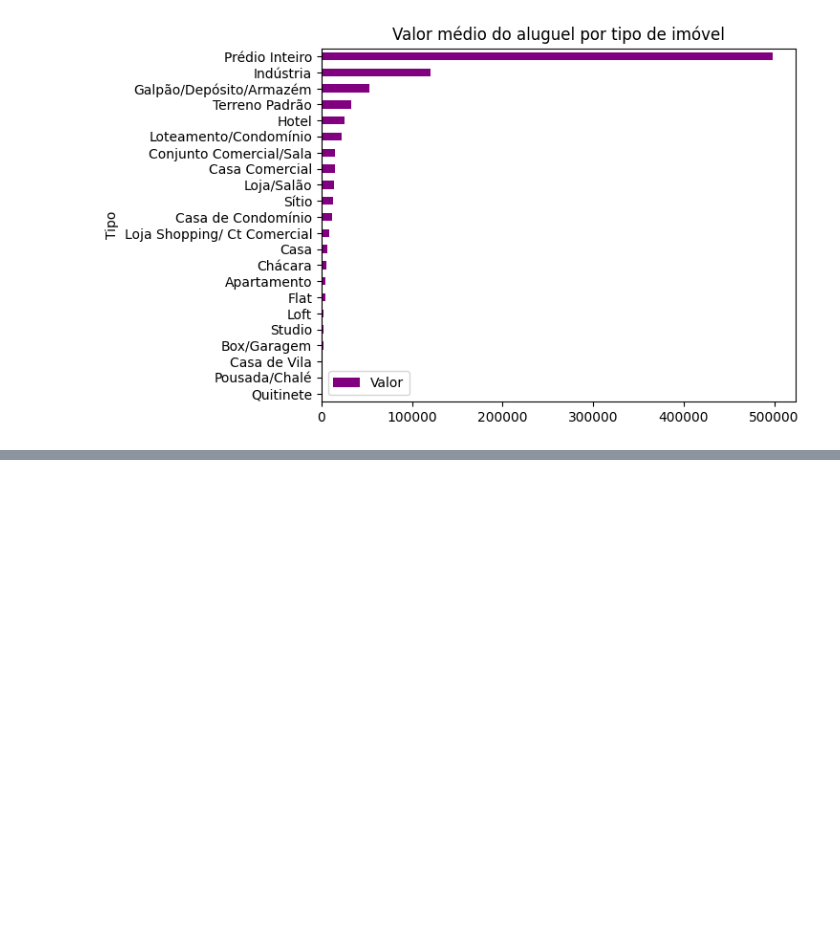
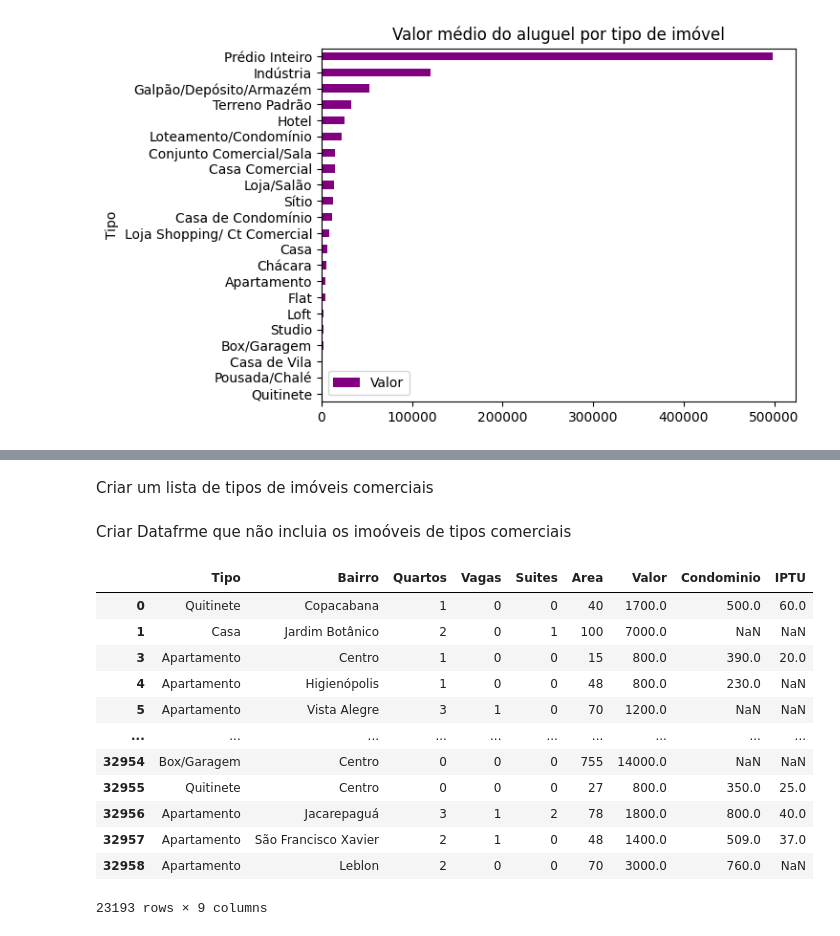
Before and after one commit to carlosclaudinolima/aulaspython, a Jupyter notebook: Projeto_imobiliaria_Pandas.ipynb, the cells around one changed output, grey strips where cells are left out. Drawn from its saved outputs; the diff is of its cells as text; code cells hidden in the pictures; blank space fills up the shorter version.

```diff
--- a/Projeto_imobiliaria_Pandas.ipynb
+++ b/Projeto_imobiliaria_Pandas.ipynb
@@ -127,0 +140,2 @@ valores_medios_tipo.plot(kind='barh', title='Valor médio do aluguel por tipo de
+# %% [markdown]
+Criar um lista de tipos de imóveis comerciais
@@ -127,0 +149,18 @@ valores_medios_tipo.plot(kind='barh', title='Valor médio do aluguel por tipo de
+# %% [markdown]
+Criar Datafrme que não incluia os imoóveis de tipos comerciais
+# %%
+df = dados.query('Tipo not in @comerciais')
+# %% [output]
+|  | Tipo | Bairro | Quartos | Vagas | Suites | Area | Valor | Condominio | IPTU |
+| 0 | Quitinete | Copacabana | 1 | 0 | 0 | 40 | 1700.0 | 500.0 | 60.0 |
+| 1 | Casa | Jardim Botânico | 2 | 0 | 1 | 100 | 7000.0 | NaN | NaN |
+| 3 | Apartamento | Centro | 1 | 0 | 0 | 15 | 800.0 | 390.0 | 20.0 |
+| 4 | Apartamento | Higienópolis | 1 | 0 | 0 | 48 | 800.0 | 230.0 | NaN |
+| 5 | Apartamento | Vista Alegre | 3 | 1 | 0 | 70 | 1200.0 | NaN | NaN |
+| ... | ... | ... | ... | ... | ... | ... | ... | ... | ... |
+| 32954 | Box/Garagem | Centro | 0 | 0 | 0 | 755 | 14000.0 | NaN | NaN |
+| 32955 | Quitinete | Centro | 0 | 0 | 0 | 27 | 800.0 | 350.0 | 25.0 |
+| 32956 | Apartamento | Jacarepaguá | 3 | 1 | 2 | 78 | 1800.0 | 800.0 | 40.0 |
+| 32957 | Apartamento | São Francisco Xavier | 2 | 1 | 0 | 48 | 1400.0 | 509.0 | 37.0 |
+| 32958 | Apartamento | Leblon | 2 | 0 | 0 | 70 | 3000.0 | 760.0 | NaN |
+23193 rows × 9 columns
```
Also changed, not shown: parts of 3 cells of this notebook.
